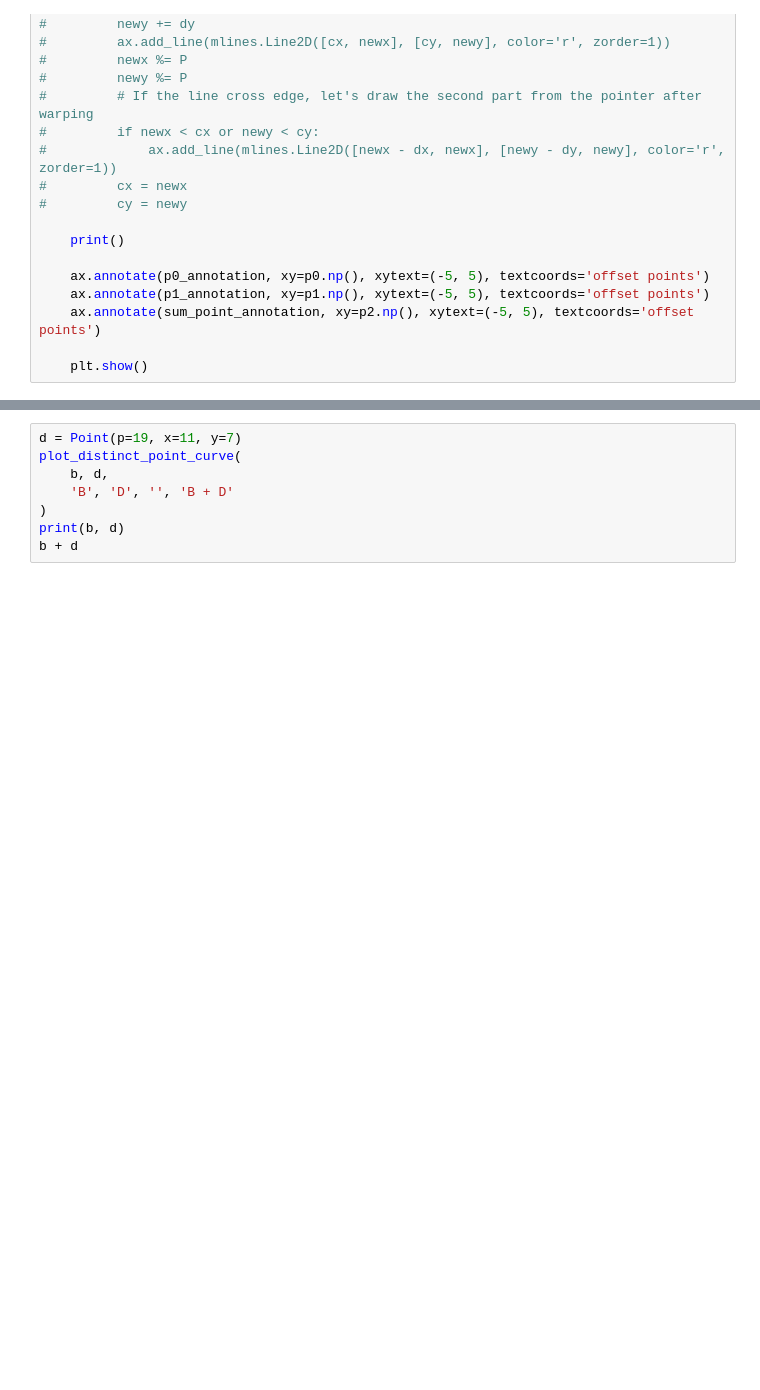
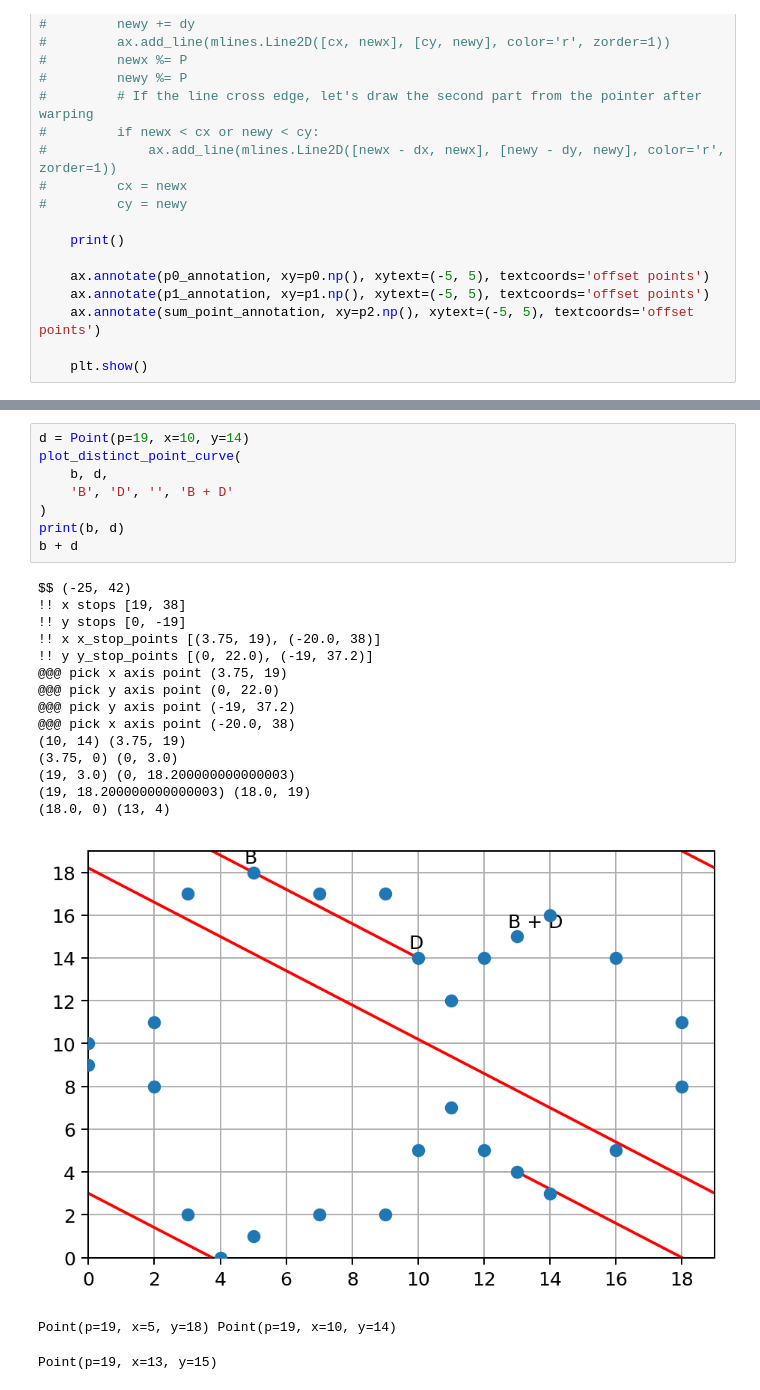
Before and after one commit to fangpenlin/elliptic-curve-explained, a Jupyter notebook: elliptic-curve-on-finite-field.ipynb, the cells around one changed output, grey strips where cells are left out. Cells and saved outputs as stored; diff of their text form; blank space fills up the shorter version.

```diff
--- a/elliptic-curve-on-finite-field.ipynb
+++ b/elliptic-curve-on-finite-field.ipynb
@@ -302,8 +317,26 @@ a + b
 # %%
-d = Point(p=19, x=11, y=7)
+d = Point(p=19, x=10, y=14)
 plot_distinct_point_curve(
     b, d,
     'B', 'D', '', 'B + D'
 )
 print(b, d)
 b + d
+# %% [output]
+$$ (-25, 42)
+!! x stops [19, 38]
+!! y stops [0, -19]
+!! x x_stop_points [(3.75, 19), (-20.0, 38)]
+!! y y_stop_points [(0, 22.0), (-19, 37.2)]
+@@@ pick x axis point (3.75, 19)
+@@@ pick y axis point (0, 22.0)
+@@@ pick y axis point (-19, 37.2)
+@@@ pick x axis point (-20.0, 38)
+(10, 14) (3.75, 19)
+(3.75, 0) (0, 3.0)
+(19, 3.0) (0, 18.200000000000003)
+(19, 18.200000000000003) (18.0, 19)
+(18.0, 0) (13, 4)
+[figure, added]
+Point(p=19, x=5, y=18) Point(p=19, x=10, y=14)
+Point(p=19, x=13, y=15)
```
Also changed, not shown: parts of 1 cell of this notebook.
